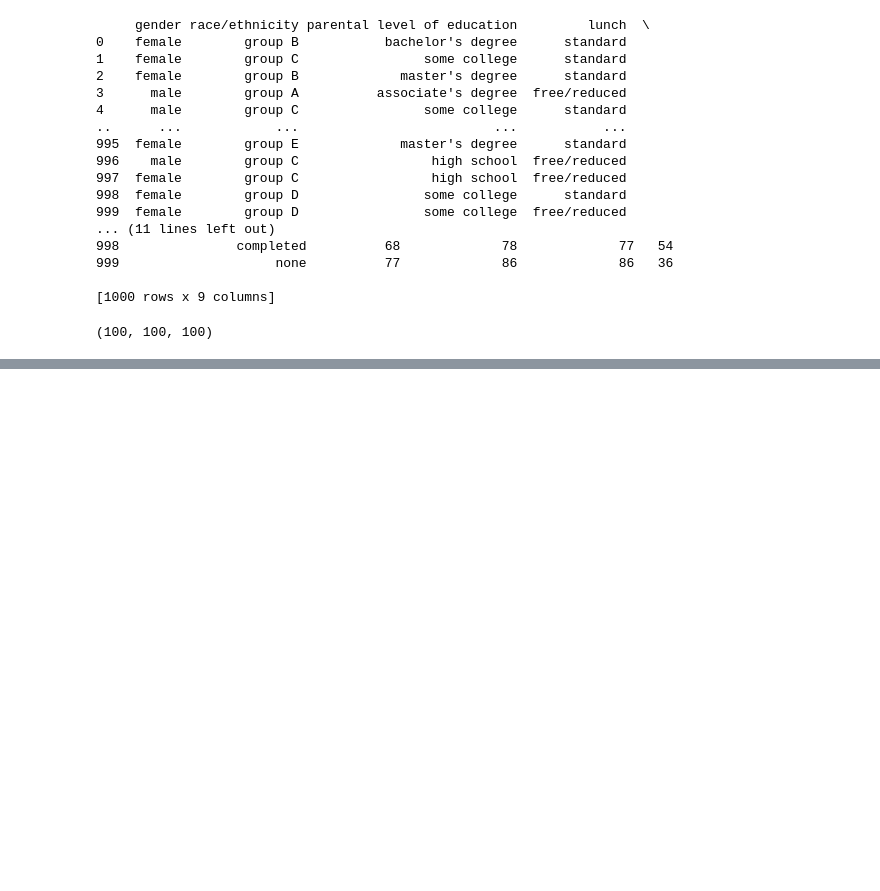
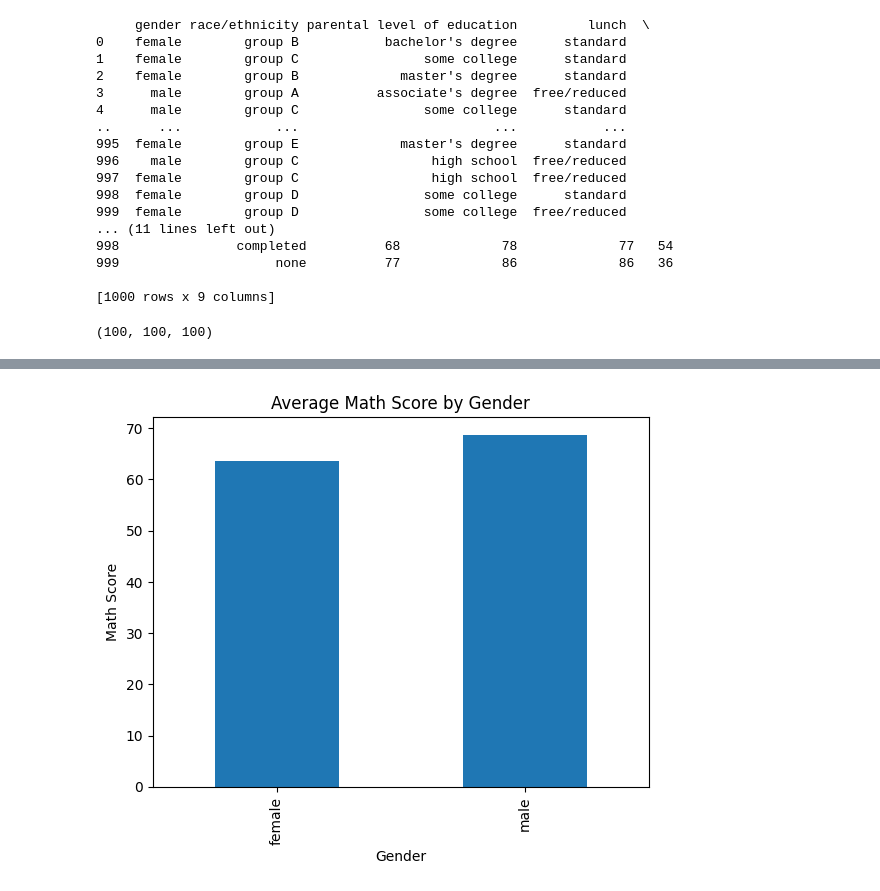
Before and after one commit to hanubence/BEVADAT2022232, a Jupyter notebook: HAZI/HAZI04/HAZI04.ipynb, the cells around one changed output, grey strips where cells are left out. Cells and saved outputs as stored; diff of their text form; code cells hidden in the pictures; blank space fills up the shorter version.

```diff
--- a/HAZI/HAZI04/HAZI04.ipynb
+++ b/HAZI/HAZI04/HAZI04.ipynb
@@ -198,6 +218,22 @@ Egy példa a kimenetre: fig
 return type: matplotlib.figure.Figure
 függvény neve: math_bar_plot
 '''
+# %%
+def math_bar_plot(idf: pd.core.frame.DataFrame) -> pd.core.frame.DataFrame:
+    df = idf.copy()
+    fig, ax = plt.subplots(1,1)
+
+    mean = df.groupby('gender')['math score'].mean()
+
+    mean.plot(kind='bar', ax=ax)
+
+    ax.set_title('Average Math Score by Gender')
+    ax.set_xlabel('Gender')
+    ax.set_ylabel('Math Score')
+
+    return fig
+# %% [output]
+[figure, added]
 # %%
 '''
 Készíts egy függvényt, ami a bemeneti Dataframe adatai alapján elkészít egy olyan histogramot,
```
Also changed, not shown: parts of 3 cells of this notebook, 1 other file.
